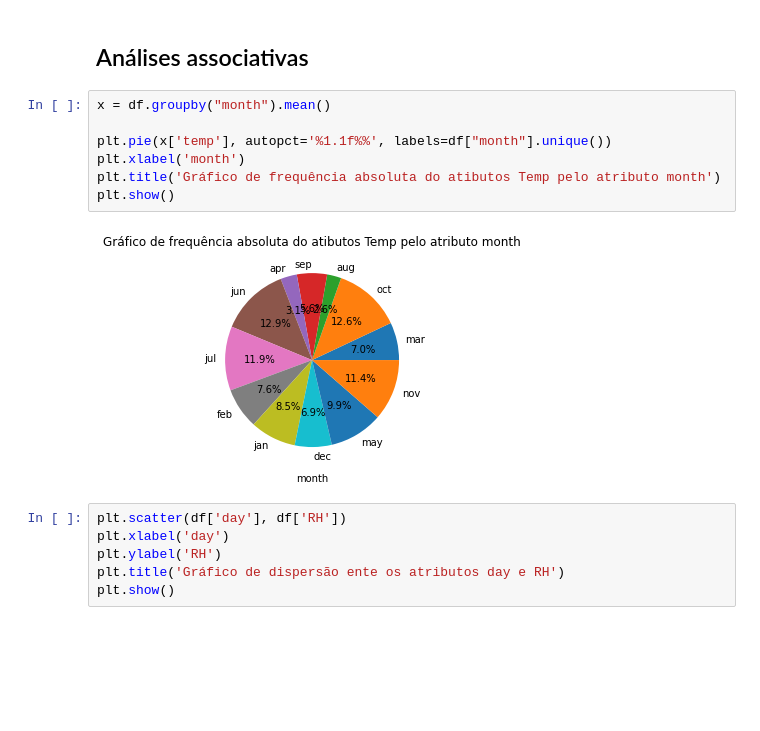
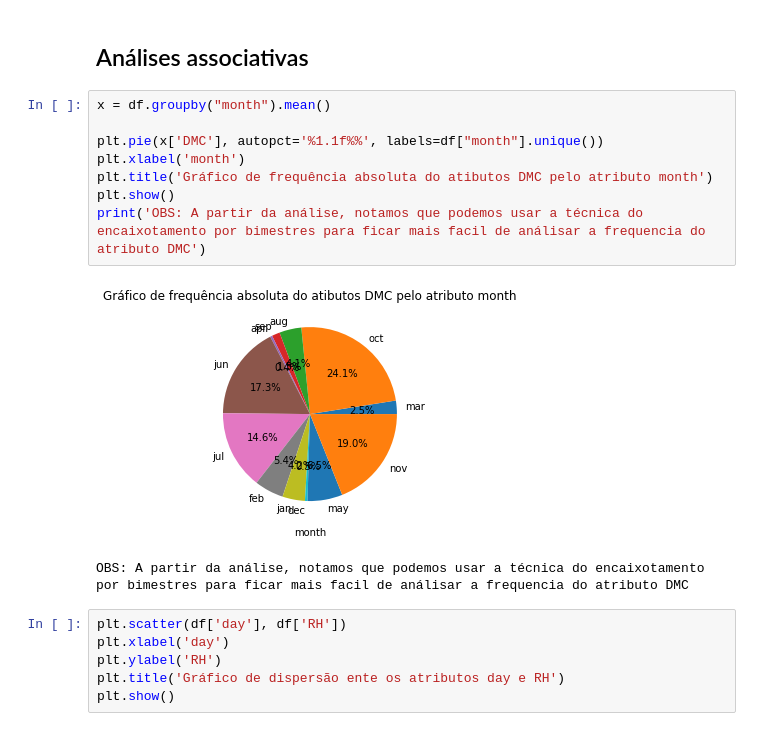
Before and after one commit to jairodrigues/kdd_1, a Jupyter notebook: mineracao_exe_3.ipynb, the cells around one changed output. Saved outputs shown, nothing was run; the diff lists cells and outputs as text; blank space fills up the shorter version.

```diff
--- a/mineracao_exe_3.ipynb
+++ b/mineracao_exe_3.ipynb
@@ -252,12 +253,14 @@ resum_rh
 # %%
 x = df.groupby("month").mean()
 
-plt.pie(x['temp'], autopct='%1.1f%%', labels=df["month"].unique())
+plt.pie(x['DMC'], autopct='%1.1f%%', labels=df["month"].unique())
 plt.xlabel('month')
-plt.title('Gráfico de frequência absoluta do atibutos Temp pelo atributo month')
+plt.title('Gráfico de frequência absoluta do atibutos DMC pelo atributo month')
 plt.show()
+print('OBS: A partir da análise, notamos que podemos usar a técnica do encaixotamento por bimestres para ficar mais facil de análisar a frequencia do atributo DMC')
 # %% [output]
-[figure, old version]
+[figure, new version]
+OBS: A partir da análise, notamos que podemos usar a técnica do encaixotamento por bimestres para ficar mais facil de análisar a frequencia do atributo DMC
 # %%
 plt.scatter(df['day'], df['RH'])
 plt.xlabel('day')
```
Also changed, not shown: parts of 1 cell of this notebook.
